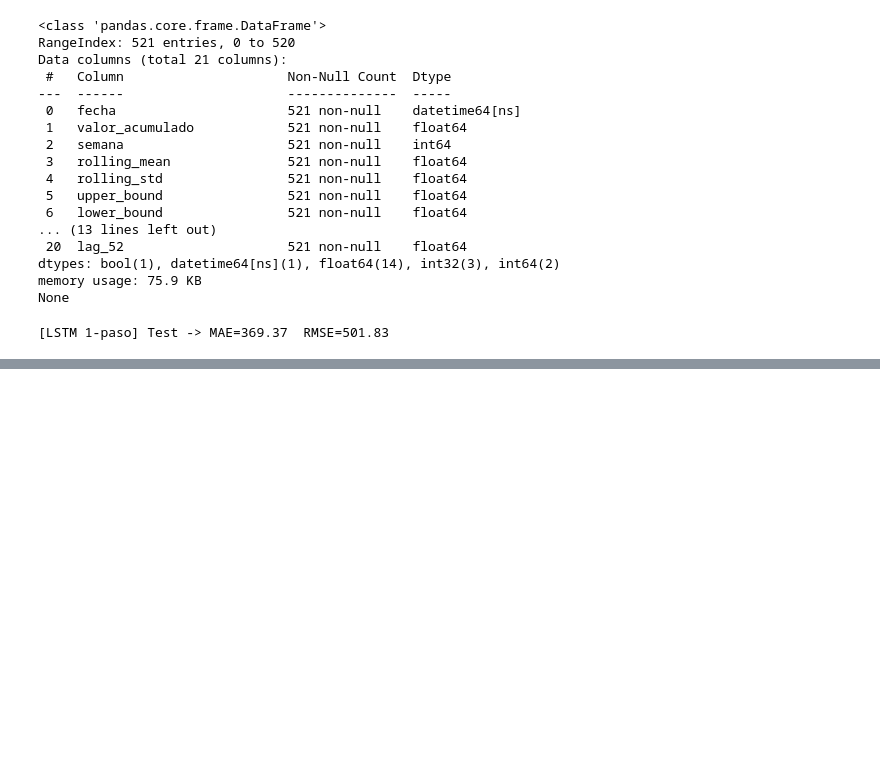
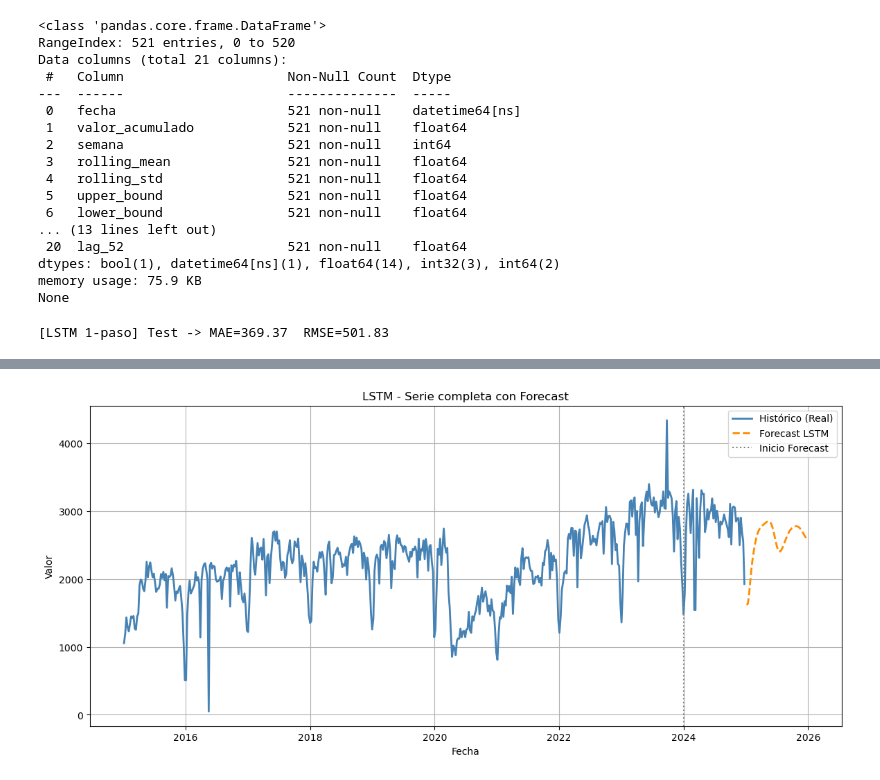
Before and after one commit to AbioticBaton4/proyecto-integrador-mna, a Jupyter notebook: notebooks/modeling/lstm_model.ipynb, the cells around one changed output, grey strips where cells are left out. Cells and saved outputs as stored; diff of their text form; code cells hidden in the pictures; blank space fills up the shorter version.

```diff
--- a/notebooks/modeling/lstm_model.ipynb
+++ b/notebooks/modeling/lstm_model.ipynb
@@ -186,8 +186,0 @@ Total elapsed time: 00h 31m 30s
-# %%
-history = best_model.fit(
-    X_tr, y_tr,
-    validation_data=(X_va, y_va),
-    epochs=200,
-    batch_size=16,
-    verbose=0
-)
@@ -285,0 +258,15 @@ KeyError: 'tendencia'
+# %%
+plt.figure(figsize=(14,6))
+plt.plot(df["fecha"], df["valor"], label="Histórico (Real)", color="steelblue", linewidth=2)
+plt.plot(df_forecast["fecha"], df_forecast["yhat"], label="Forecast LSTM", color="darkorange", linestyle="--", linewidth=2)
+
+plt.axvline(df_tail["fecha"].iloc[0], color="gray", linestyle=":", label="Inicio Forecast")
+
+plt.title("LSTM - Serie completa con Forecast")
+plt.xlabel("Fecha")
+plt.ylabel("Valor")
+plt.legend()
+plt.grid(True)
+plt.show()
+# %% [output]
+[figure, added]
```
Also changed, not shown: parts of 9 cells of this notebook, 33 other files.
